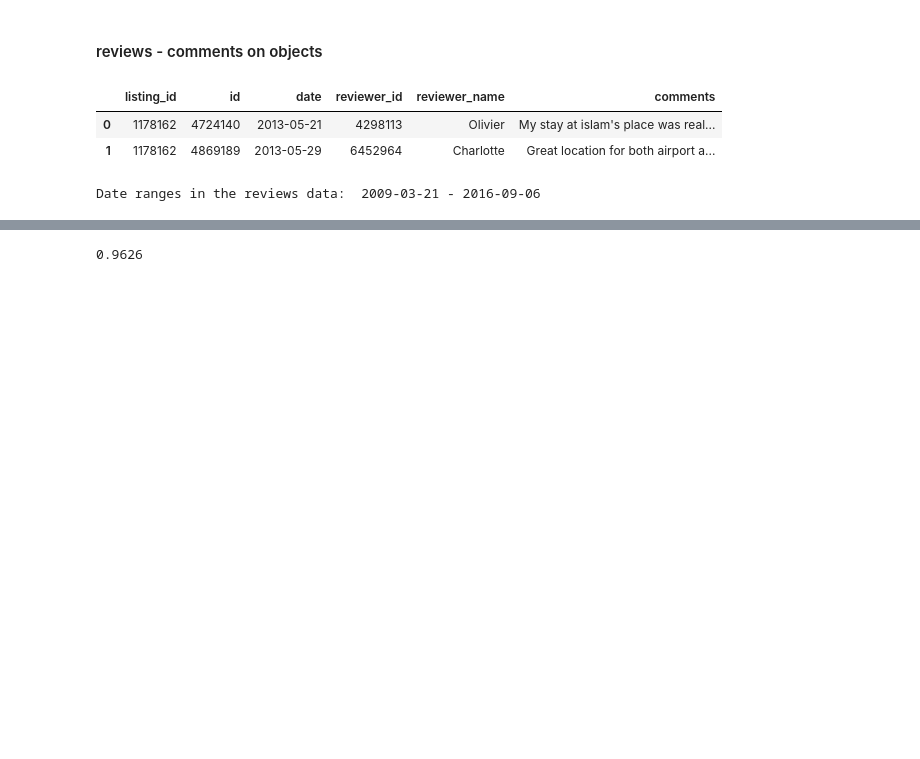
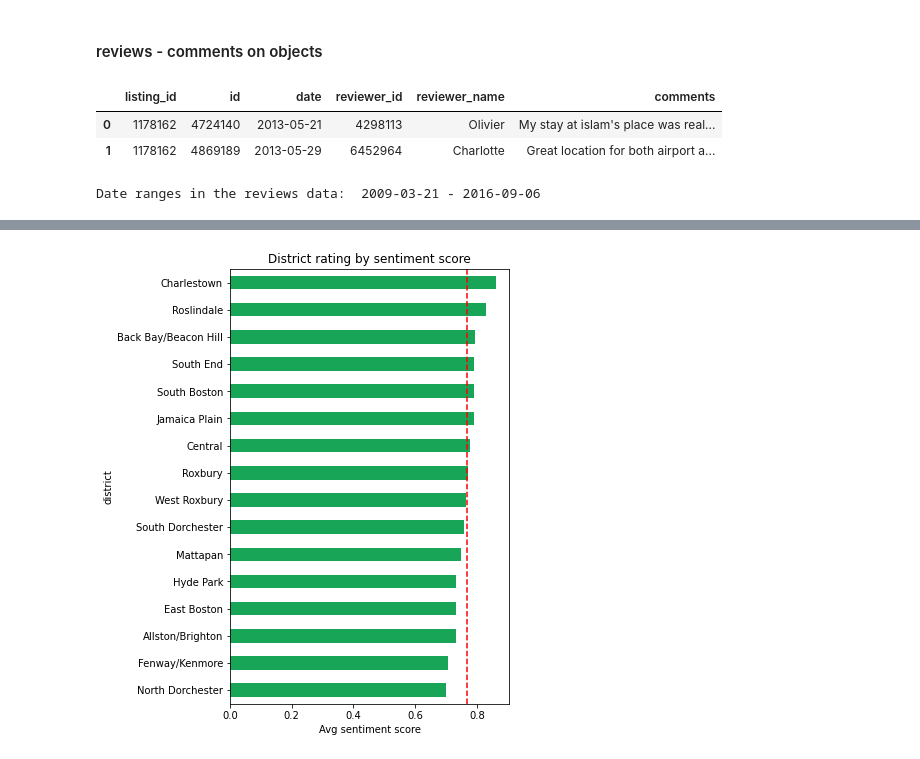
Before and after one commit to DariaSatco/airbnb_boston_analytics, a Jupyter notebook: EDA.ipynb, the cells around one changed output, grey strips where cells are left out. Saved outputs shown, nothing was run; the diff lists cells and outputs as text; code cells hidden in the pictures; blank space fills up the shorter version.

```diff
--- a/EDA.ipynb
+++ b/EDA.ipynb
@@ -400,5 +425,6 @@ def get_sentiment_score(text: str) -> float:
     sia = SentimentIntensityAnalyzer()
     return sia.polarity_scores(text)['compound']
 # %%
-reviews['sentiment_score'] = reviews['comments'].apply(lambda x: get_sentiment_score(x))
+%%time
+reviews['sentiment_score'] = reviews['comments'].fillna('').apply(lambda x: get_sentiment_score(x))
 # %% [output]
@@ -406,4 +433,18 @@ AttributeError: 'float' object has no attribute 'encode'
-# %%
-get_sentiment_score(reviews['comments'][0])
-# %% [output]
-0.9626
+# %%
+sentiment_by_listing = reviews.groupby(by=['listing_id']).agg({'sentiment_score': 'mean'}).reset_index()
+# %%
+listing = listing.merge(sentiment_by_listing, left_on='id', right_on='listing_id', how='left')
+# %%
+sentiment_by_district = listing.groupby(by='district').agg({'sentiment_score': 'mean'})
+
+(sentiment_by_district
+ .sort_values(by='sentiment_score')
+ .plot(kind='barh', figsize=(5, 8),
+       legend=False, color=colors[0]))
+plt.axvline(x=sentiment_by_district['sentiment_score'].mean(),
+           color='red', linestyle='--')
+plt.xlabel('Avg sentiment score')
+plt.title('District rating by sentiment score')
+plt.show()
+# %% [output]
+[figure, added]
```
Also changed, not shown: parts of 8 cells of this notebook.
